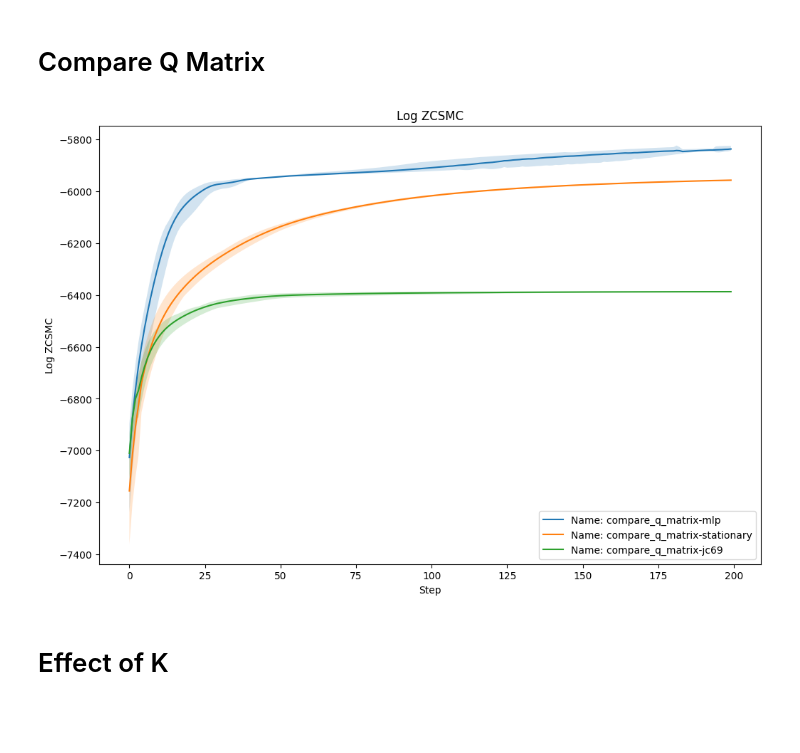
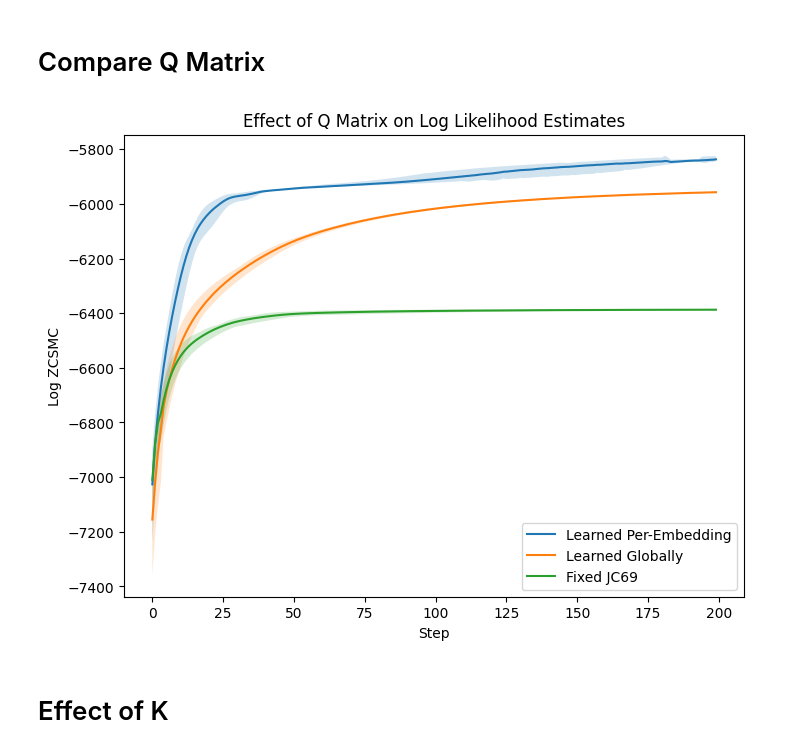
Before and after one commit to axchen7/vcsmc, a Jupyter notebook: iclr_figures/plots.ipynb, the cells around one changed output. Saved outputs shown, nothing was run; the diff lists cells and outputs as text; code cells hidden in the pictures; blank space fills up the shorter version.

Commit message:
Update plots

```diff
--- a/iclr_figures/plots.ipynb
+++ b/iclr_figures/plots.ipynb
@@ -12,38 +12,45 @@ df = pd.read_csv(f"{data_dir}/compare_q_matrix.csv")
 columns_to_plot = [
     (
         "Name: compare_q_matrix-mlp - Log ZCSMC",
         "Name: compare_q_matrix-mlp - Log ZCSMC__MIN",
         "Name: compare_q_matrix-mlp - Log ZCSMC__MAX",
     ),
     (
         "Name: compare_q_matrix-stationary - Log ZCSMC",
         "Name: compare_q_matrix-stationary - Log ZCSMC__MIN",
         "Name: compare_q_matrix-stationary - Log ZCSMC__MAX",
     ),
     (
         "Name: compare_q_matrix-jc69 - Log ZCSMC",
         "Name: compare_q_matrix-jc69 - Log ZCSMC__MIN",
         "Name: compare_q_matrix-jc69 - Log ZCSMC__MAX",
     ),
 ]
 
+labels = [
+    "Learned Per-Embedding",
+    "Learned Globally",
+    "Fixed JC69",
+]
+
 # Plot the data
-plt.figure(figsize=(12, 8))
+plt.figure(figsize=(8, 6))
 
-for col, col_min, col_max in columns_to_plot:
-    plt.plot(df["Step"], df[col], label=col.split(" - ")[0])
+for (col, col_min, col_max), label in zip(columns_to_plot, labels):
+    plt.plot(df["Step"], df[col], label=label)
     plt.fill_between(df["Step"], df[col_min], df[col_max], alpha=0.2)
 
 # Add labels and title
 plt.xlabel("Step")
 plt.ylabel("Log ZCSMC")
-plt.title("Log ZCSMC")
+plt.title("Effect of Q Matrix on Log Likelihood Estimates")
 plt.legend()
 
 # Show the plot
+plt.savefig("output/q_matrix_vs_ll.pdf")
 plt.show()
 # %% [output]
-[figure, old version]
+[figure, new version]
 # %% [markdown]
 # Effect of K
 # %%
```
Also changed, not shown: parts of 6 cells of this notebook.
